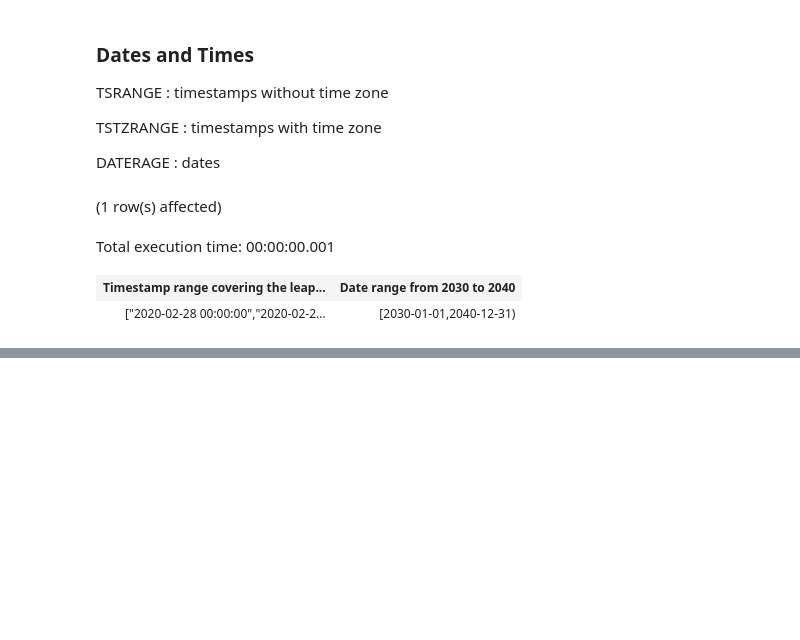
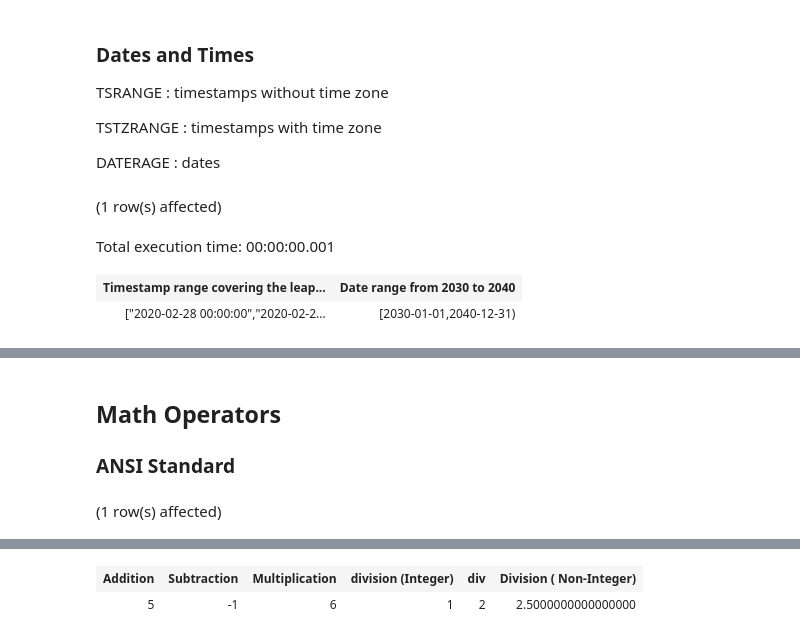
Before and after one commit to yaowenqiang/postgresql_functions_playbook, a Jupyter notebook: Notebook-1.ipynb, the cells around one changed output, grey strips where cells are left out. Drawn from its saved outputs; the diff is of its cells as text; code cells hidden in the pictures; blank space fills up the shorter version.

```diff
--- a/Notebook-1.ipynb
+++ b/Notebook-1.ipynb
@@ -335,0 +346,13 @@ Total execution time: 00:00:00.001
+# %% [markdown]
+## Math Operators
+
+### ANSI Standard
+# %%
+SELECT
+    2 + 3 as "Addition",
+    2 - 3 as "Subtraction",
+    2 * 3 as "Multiplication",
+    5 / 3 as "division (Integer)", DIV(5,2),
+    5.0 / 2 as "Division ( Non-Integer)";
+# %% [output]
+(1 row(s) affected)
@@ -335,0 +360,2 @@ Total execution time: 00:00:00.001
+| Addition | Subtraction | Multiplication | division (Integer) | div | Division ( Non-Integer) |
+| 5 | -1 | 6 | 1 | 2 | 2.5000000000000000 |
```
Also changed, not shown: parts of 45 cells of this notebook.
